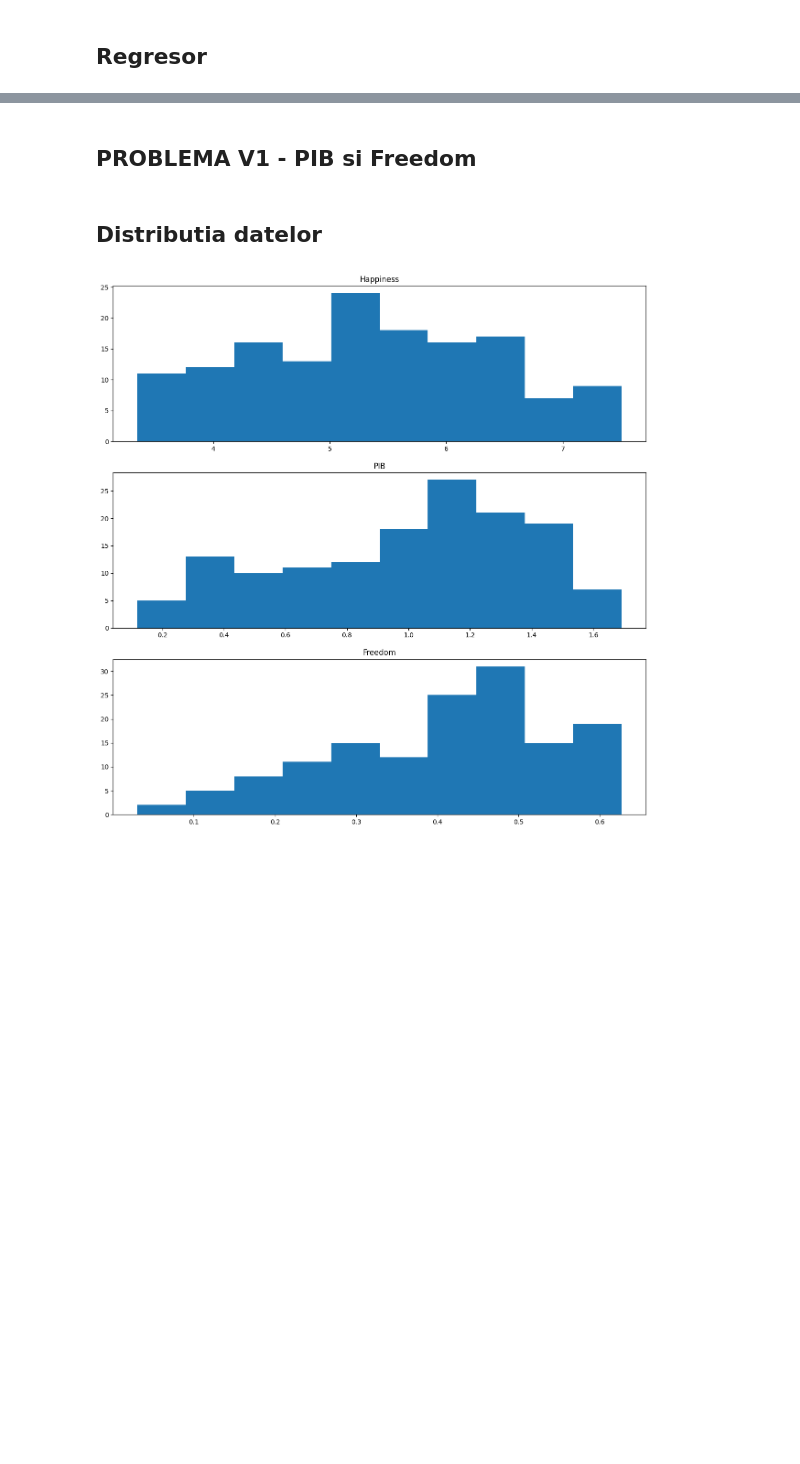
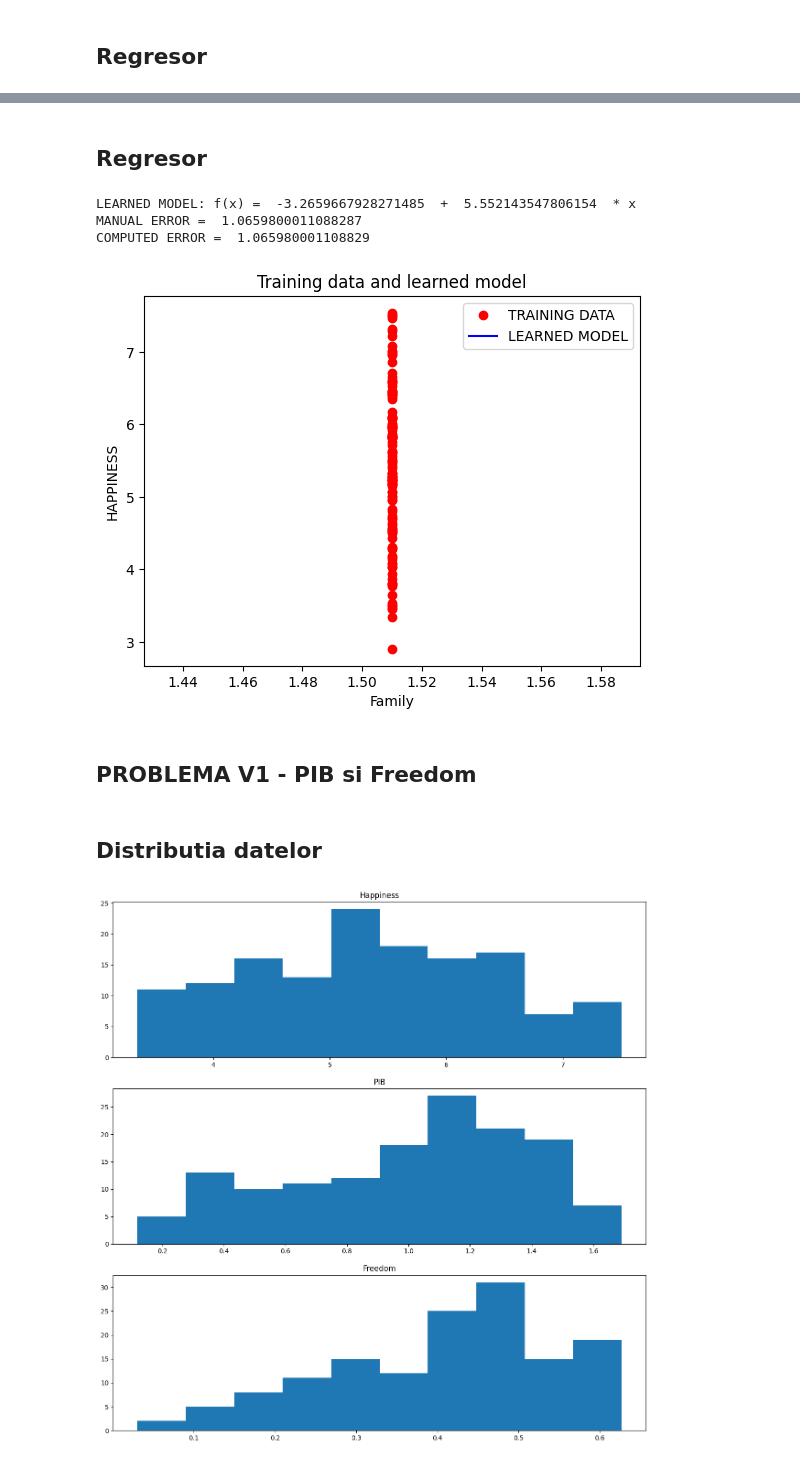
Before and after one commit to karinakentsch19/Laboratoare-AI, a Jupyter notebook: Lab5 - Rezolvarea unor probleme de regresie prin metode de învățare automată/V1-myLinearModel.ipynb, the cells around one changed output, grey strips where cells are left out. Drawn from its saved outputs; the diff is of its cells as text; code cells hidden in the pictures; blank space fills up the shorter version.

```diff
--- a/Lab5 - Rezolvarea unor probleme de regresie prin metode de învățare automată/V1-myLinearModel.ipynb
+++ b/Lab5 - Rezolvarea unor probleme de regresie prin metode de învățare automată/V1-myLinearModel.ipynb
@@ -355,3 +484,19 @@ COMPUTED ERROR =  0.555744749507815
+# %% [markdown]
+<h2>Regresor</h2>
+# %%
+regressor = getRegressor3(worldHappiness3)
+w0, w1 = regressor.coeficienti[0][-1], regressor.coeficienti[1][-1]
+print("LEARNED MODEL: f(x) = ", w0, " + ", w1, " * x")
+
+manualError, computedError = getErrors3(worldHappiness3)
+print("MANUAL ERROR = ", manualError)
+print("COMPUTED ERROR = ", computedError)
+plotRegressor3(worldHappiness3)
+# %% [output]
+LEARNED MODEL: f(x) =  -3.2659667928271485  +  5.552143547806154  * x
+MANUAL ERROR =  1.0659800011088287
+COMPUTED ERROR =  1.065980001108829
+[figure, added]
 # %% [markdown]
 ## PROBLEMA V1 - PIB si Freedom
 # %% [markdown]
```
Also changed, not shown: parts of 13 cells of this notebook.
